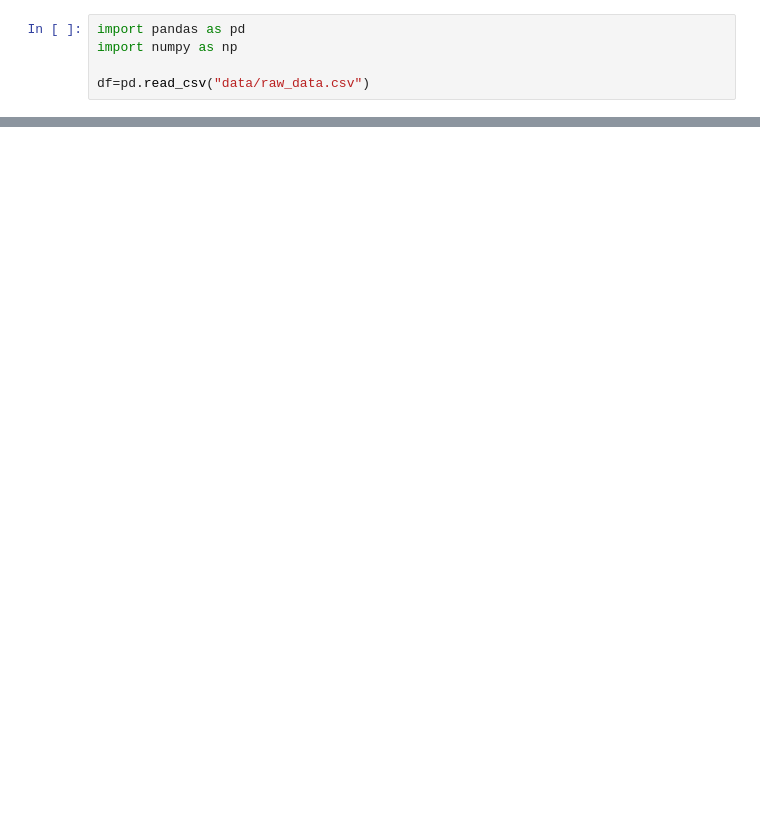
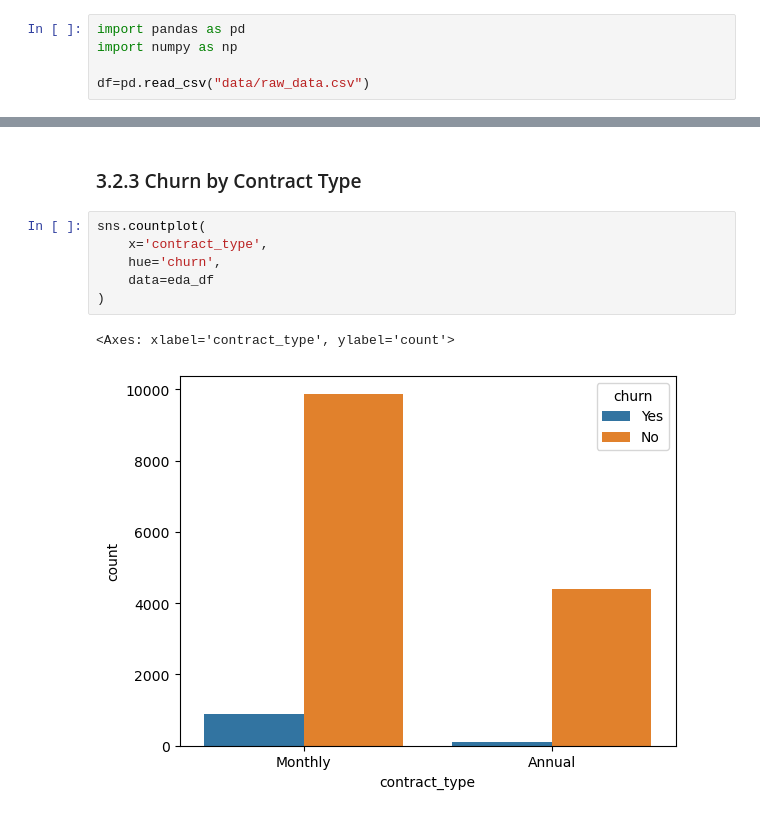
Before and after one commit to SAMMOSES26/Customer-Churn-Project, a Jupyter notebook: notebooks/EDA_and_Cleaning.ipynb, the cells around one changed output, grey strips where cells are left out. Saved outputs shown, nothing was run; the diff lists cells and outputs as text; blank space fills up the shorter version.

```diff
--- a/notebooks/EDA_and_Cleaning.ipynb
+++ b/notebooks/EDA_and_Cleaning.ipynb
@@ -321,0 +663,11 @@ Name: count, dtype: int64
+# %% [markdown]
+### 3.2.3 Churn by Contract Type
+# %%
+sns.countplot(
+    x='contract_type',
+    hue='churn',
+    data=eda_df
+)
+# %% [output]
+<Axes: xlabel='contract_type', ylabel='count'>
+[figure, added]
```
Also changed, not shown: parts of 90 cells of this notebook, 3 other files.
